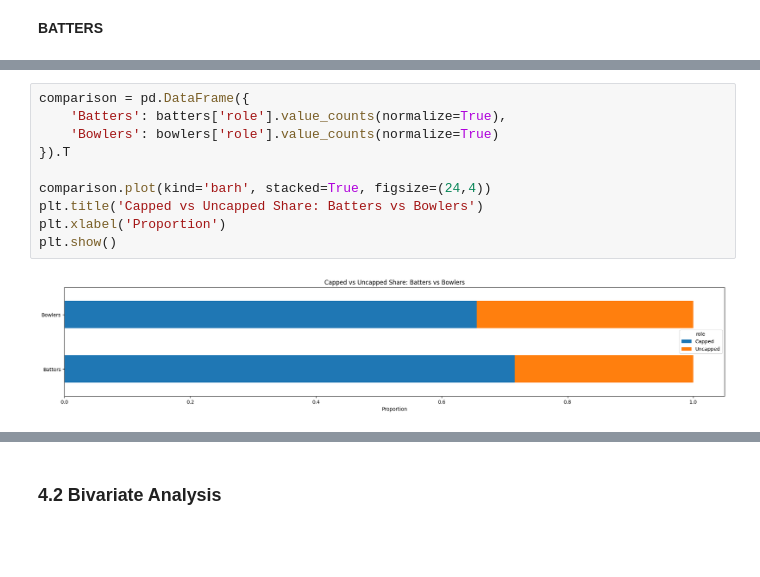
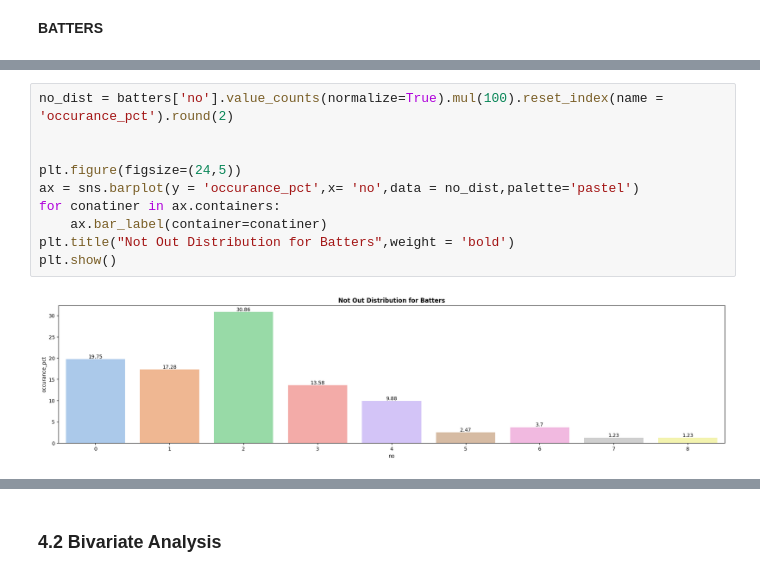
Before and after one commit to IamRaNo/InsightForge, a Jupyter notebook: Are Prices Justified - IPL 2026/_jupyter_notebooks/price_justification_analysis.ipynb, the cells around one changed output, grey strips where cells are left out. Drawn from its saved outputs; the diff is of its cells as text; blank space fills up the shorter version.

```diff
--- a/Are Prices Justified - IPL 2026/_jupyter_notebooks/price_justification_analysis.ipynb
+++ b/Are Prices Justified - IPL 2026/_jupyter_notebooks/price_justification_analysis.ipynb
@@ -106,12 +64,12 @@ plt.show()
-# %%
-comparison = pd.DataFrame({
-    'Batters': batters['role'].value_counts(normalize=True),
-    'Bowlers': bowlers['role'].value_counts(normalize=True)
-}).T
-
-comparison.plot(kind='barh', stacked=True, figsize=(24,4))
-plt.title('Capped vs Uncapped Share: Batters vs Bowlers')
-plt.xlabel('Proportion')
-plt.show()
-# %% [output]
-[figure, removed]
+# %%
+no_dist = batters['no'].value_counts(normalize=True).mul(100).reset_index(name = 'occurance_pct').round(2)
+
+
+plt.figure(figsize=(24,5))
+ax = sns.barplot(y = 'occurance_pct',x= 'no',data = no_dist,palette='pastel')
+for conatiner in ax.containers:
+    ax.bar_label(container=conatiner)
+plt.title("Not Out Distribution for Batters",weight = 'bold')
+plt.show()
+# %% [output]
+[figure, added]
```
Also changed, not shown: parts of 18 cells of this notebook.
